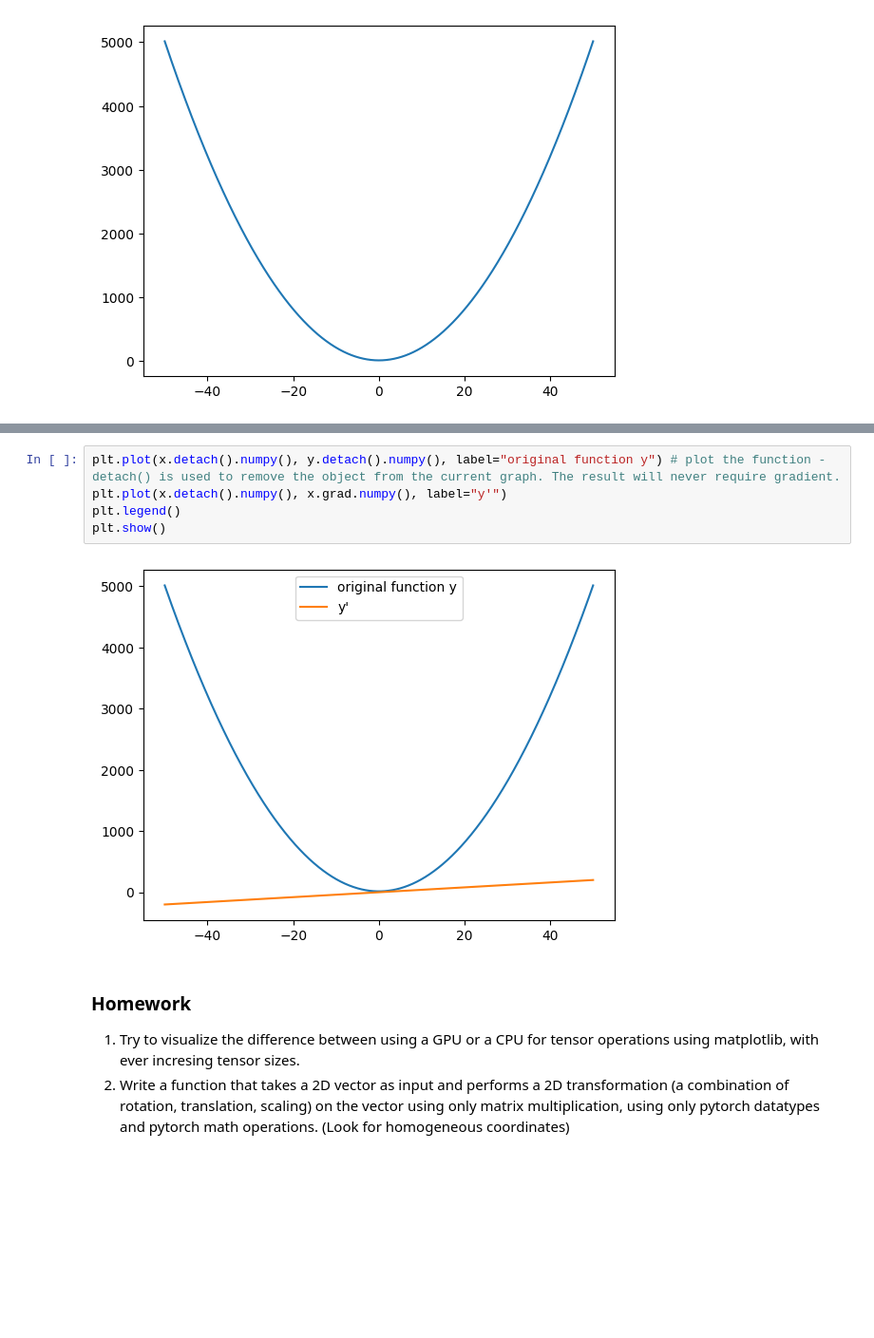
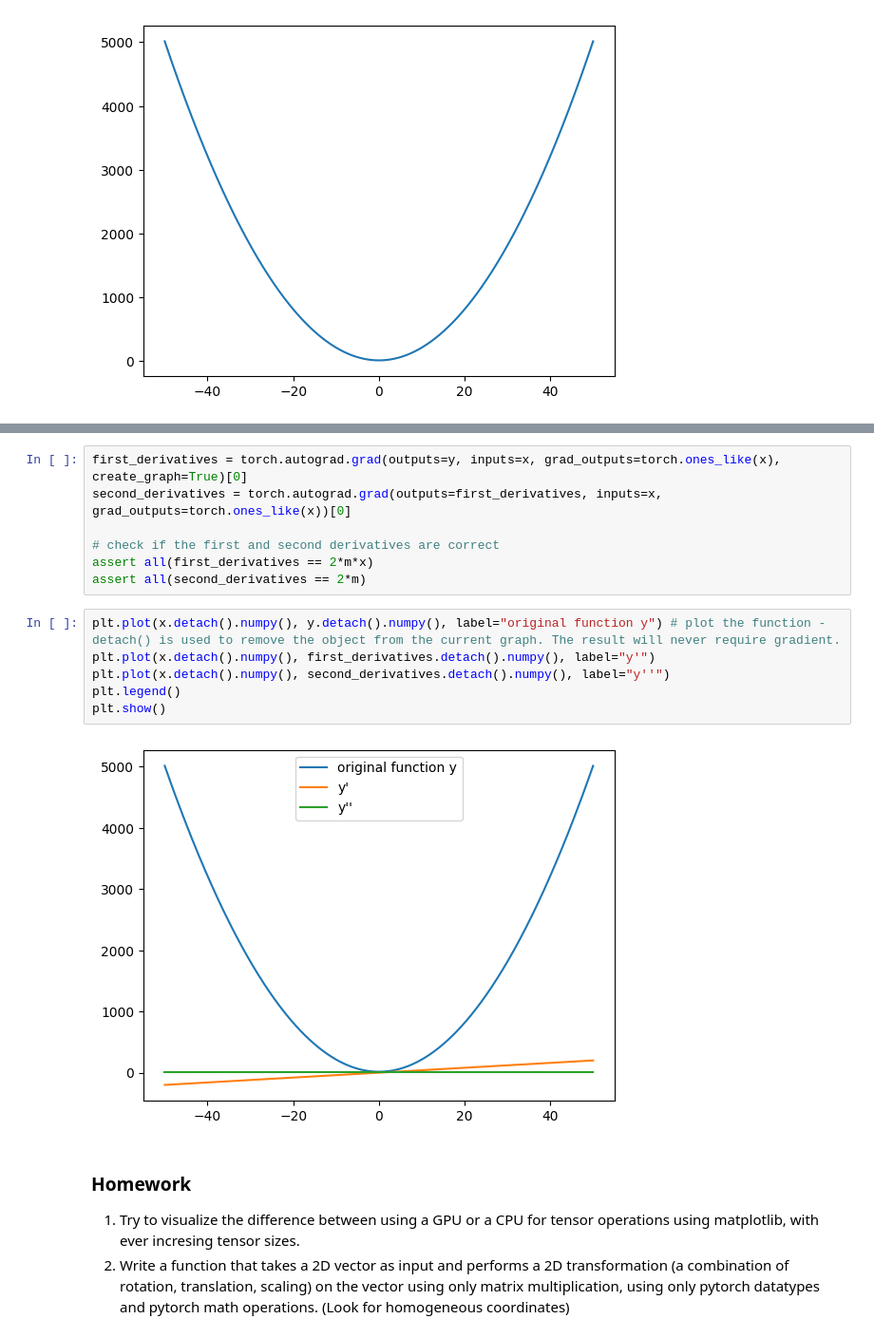
Before and after one commit to dhirling/biomag_mentoring, a Jupyter notebook: 2/2_tensors.ipynb, the cells around one changed output, grey strips where cells are left out. Shown: that part at 95% size. Cells and saved outputs as stored; diff of their text form; blank space fills up the shorter version.

Commit message:
new examples with autograd and some explanations

```diff
--- a/2/2_tensors.ipynb
+++ b/2/2_tensors.ipynb
@@ -134,10 +138,18 @@ y.backward(gradient=v) # calculate the gradient of y
+# %%
+first_derivatives = torch.autograd.grad(outputs=y, inputs=x, grad_outputs=torch.ones_like(x), create_graph=True)[0]
+second_derivatives = torch.autograd.grad(outputs=first_derivatives, inputs=x, grad_outputs=torch.ones_like(x))[0]
+
+# check if the first and second derivatives are correct
+assert all(first_derivatives == 2*m*x)
+assert all(second_derivatives == 2*m)
 # %%
 plt.plot(x.detach().numpy(), y.detach().numpy(), label="original function y") # plot the function - detach() is used to remove the object from the current graph. The result will never require gradient.
-plt.plot(x.detach().numpy(), x.grad.numpy(), label="y'")
+plt.plot(x.detach().numpy(), first_derivatives.detach().numpy(), label="y'")
+plt.plot(x.detach().numpy(), second_derivatives.detach().numpy(), label="y''")
 plt.legend()
 plt.show()
 # %% [output]
-[figure, old version]
+[figure, new version]
 # %% [markdown]
 ### Homework
 
```
Also changed, not shown: parts of 2 cells of this notebook.
